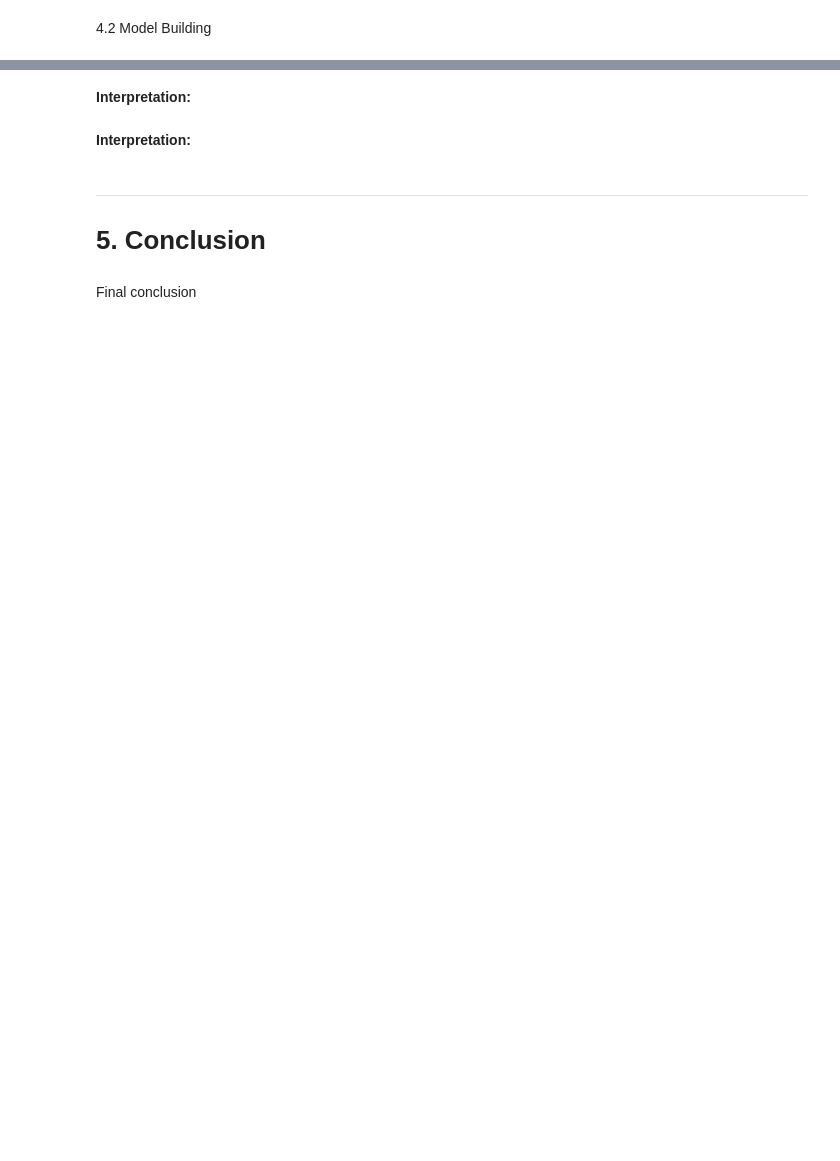
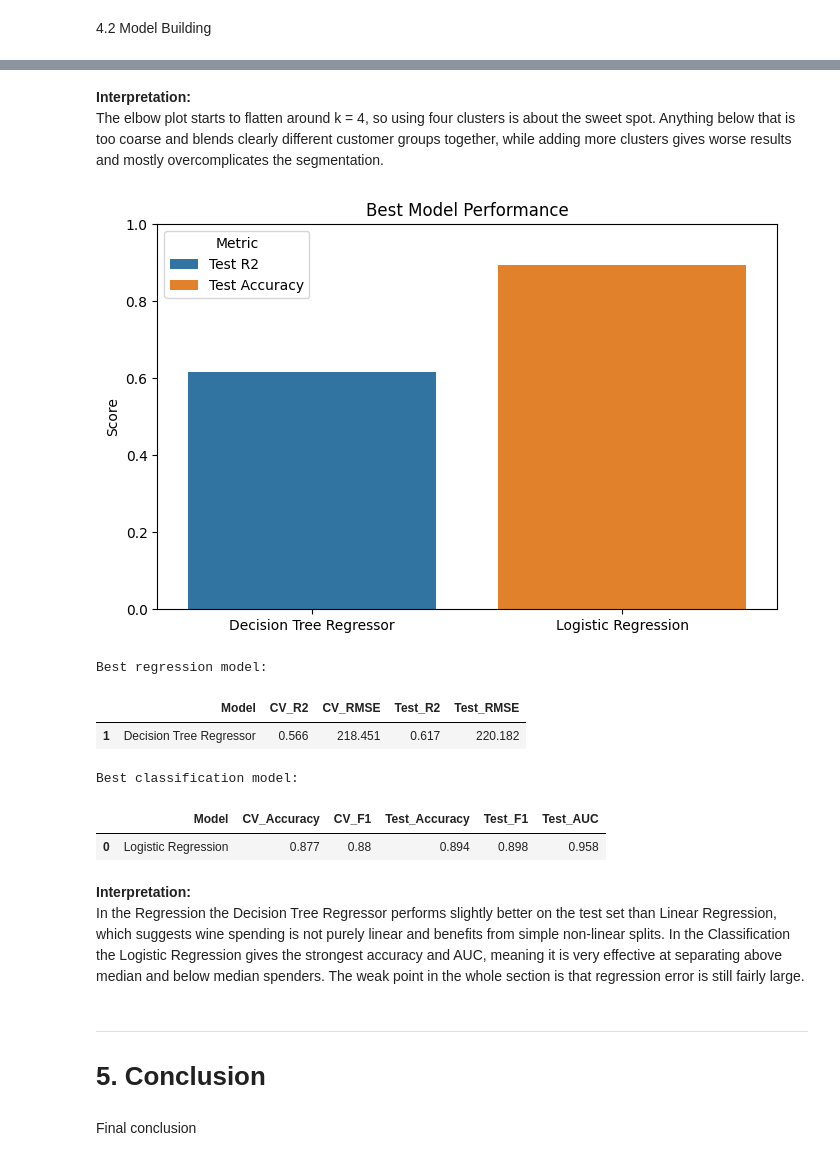
Before and after one commit to ShayanDhillon/Data200-Final-Customers, a Jupyter notebook: CustomerAnalysis.ipynb, the cells around one changed output, grey strips where cells are left out. Drawn from its saved outputs; the diff is of its cells as text; code cells hidden in the pictures; blank space fills up the shorter version.

```diff
--- a/CustomerAnalysis.ipynb
+++ b/CustomerAnalysis.ipynb
@@ -292,9 +462,42 @@ Setup
 # %% [markdown]
 **Interpretation:**
+The elbow plot starts to flatten around k = 4, so using four clusters is about the sweet spot. Anything below that is too coarse and blends clearly different customer groups together, while adding more clusters gives worse results and mostly overcomplicates the segmentation.
 # %%
 # final results plot
+best_regression = regression_results_df.loc[regression_results_df["Test_R2"].idxmax()]
+best_classification = classification_results_df.loc[classification_results_df["Test_Accuracy"].idxmax()]
+
+final_plot_df = pd.DataFrame({
+    "Model": [best_regression["Model"], best_classification["Model"]],
+    "Score": [best_regression["Test_R2"], best_classification["Test_Accuracy"]],
+    "Metric": ["Test R2", "Test Accuracy"]
+})
+
+plt.figure(figsize=(8, 5))
+sns.barplot(data=final_plot_df, x="Model", y="Score", hue="Metric")
+plt.title("Best Model Performance")
+plt.ylabel("Score")
+plt.xlabel("")
+plt.ylim(0, 1)
+plt.show()
+
+print("Best regression model:")
+display(best_regression.to_frame().T)
+
+print("Best classification model:")
+display(best_classification.to_frame().T)
+# %% [output]
+[figure, added]
+Best regression model:
+|  | Model | CV_R2 | CV_RMSE | Test_R2 | Test_RMSE |
+| 1 | Decision Tree Regressor | 0.566 | 218.451 | 0.617 | 220.182 |
+Best classification model:
+|  | Model | CV_Accuracy | CV_F1 | Test_Accuracy | Test_F1 | Test_AUC |
+| 0 | Logistic Regression | 0.877 | 0.88 | 0.894 | 0.898 | 0.958 |
 # %% [markdown]
 **Interpretation:**
+In the Regression the Decision Tree Regressor performs slightly better on the test set than Linear Regression, which suggests wine spending is not purely linear and benefits from simple non-linear splits.
+In the Classification the Logistic Regression gives the strongest accuracy and AUC, meaning it is very effective at separating above median and below median spenders. The weak point in the whole section is that regression error is still fairly large.
 # %% [markdown]
 ---
 
```
Also changed, not shown: parts of 8 cells of this notebook.
